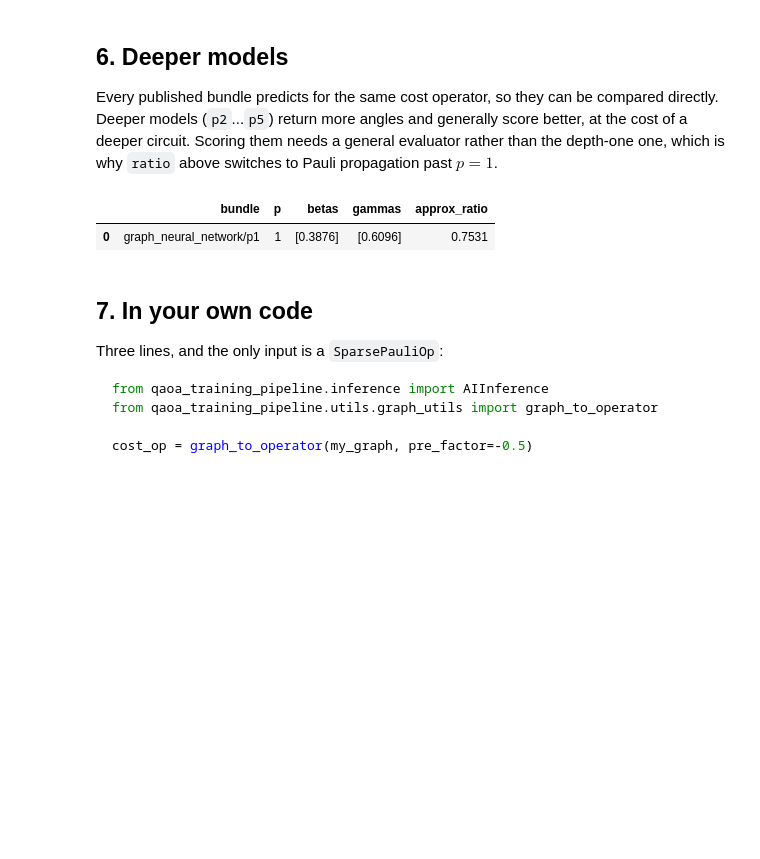
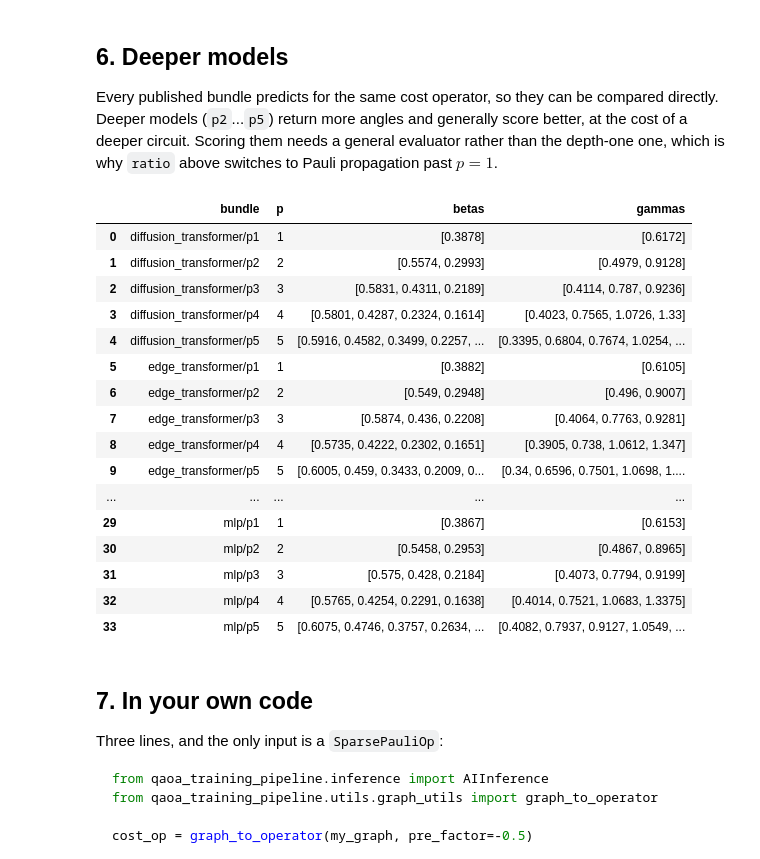
Before and after one commit to qiskit-community/qaoa_training_pipeline, a Jupyter notebook: how_tos/ai_inference.ipynb, the cells around one changed output. Cells and saved outputs as stored; diff of their text form; code cells hidden in the pictures; blank space fills up the shorter version.

```diff
--- a/how_tos/ai_inference.ipynb
+++ b/how_tos/ai_inference.ipynb
@@ -295,22 +289,35 @@ depth-one one, which is why `ratio` above switches to Pauli propagation past $p
 # %%
 rows = []
 for bundle_key in published_bundles():
     bundle_angles = list(AIInference(model=bundle_key).provide_params(cost_op)["optimized_params"])
     _, depth = parse_bundle_key(bundle_key)
     rows.append(
         {
             "bundle": bundle_key,
             "p": depth,
             "betas": [round(x, 4) for x in bundle_angles[:depth]],
             "gammas": [round(x, 4) for x in bundle_angles[depth:]],
-            "approx_ratio": round(ratio(cost_op, bundle_angles), 4),
         }
     )
-
 pd.DataFrame(rows)
 # %% [output]
-|  | bundle | p | betas | gammas | approx_ratio |
-| 0 | graph_neural_network/p1 | 1 | [0.3876] | [0.6096] | 0.7531 |
+|  | bundle | p | betas | gammas |
+| 0 | diffusion_transformer/p1 | 1 | [0.3878] | [0.6172] |
+| 1 | diffusion_transformer/p2 | 2 | [0.5574, 0.2993] | [0.4979, 0.9128] |
+| 2 | diffusion_transformer/p3 | 3 | [0.5831, 0.4311, 0.2189] | [0.4114, 0.787, 0.9236] |
+| 3 | diffusion_transformer/p4 | 4 | [0.5801, 0.4287, 0.2324, 0.1614] | [0.4023, 0.7565, 1.0726, 1.33] |
+| 4 | diffusion_transformer/p5 | 5 | [0.5916, 0.4582, 0.3499, 0.2257, ... | [0.3395, 0.6804, 0.7674, 1.0254, ... |
+| 5 | edge_transformer/p1 | 1 | [0.3882] | [0.6105] |
+| 6 | edge_transformer/p2 | 2 | [0.549, 0.2948] | [0.496, 0.9007] |
+| 7 | edge_transformer/p3 | 3 | [0.5874, 0.436, 0.2208] | [0.4064, 0.7763, 0.9281] |
+| 8 | edge_transformer/p4 | 4 | [0.5735, 0.4222, 0.2302, 0.1651] | [0.3905, 0.738, 1.0612, 1.347] |
+| 9 | edge_transformer/p5 | 5 | [0.6005, 0.459, 0.3433, 0.2009, 0... | [0.34, 0.6596, 0.7501, 1.0698, 1.... |
+| ... | ... | ... | ... | ... |
+| 29 | mlp/p1 | 1 | [0.3867] | [0.6153] |
+| 30 | mlp/p2 | 2 | [0.5458, 0.2953] | [0.4867, 0.8965] |
+| 31 | mlp/p3 | 3 | [0.575, 0.428, 0.2184] | [0.4073, 0.7794, 0.9199] |
+| 32 | mlp/p4 | 4 | [0.5765, 0.4254, 0.2291, 0.1638] | [0.4014, 0.7521, 1.0683, 1.3375] |
+| 33 | mlp/p5 | 5 | [0.6075, 0.4746, 0.3757, 0.2634, ... | [0.4082, 0.7937, 0.9127, 1.0549, ... |
 # %% [markdown]
 ## 7. In your own code
 
```
Also changed, not shown: parts of 6 cells of this notebook, 1 other file.
